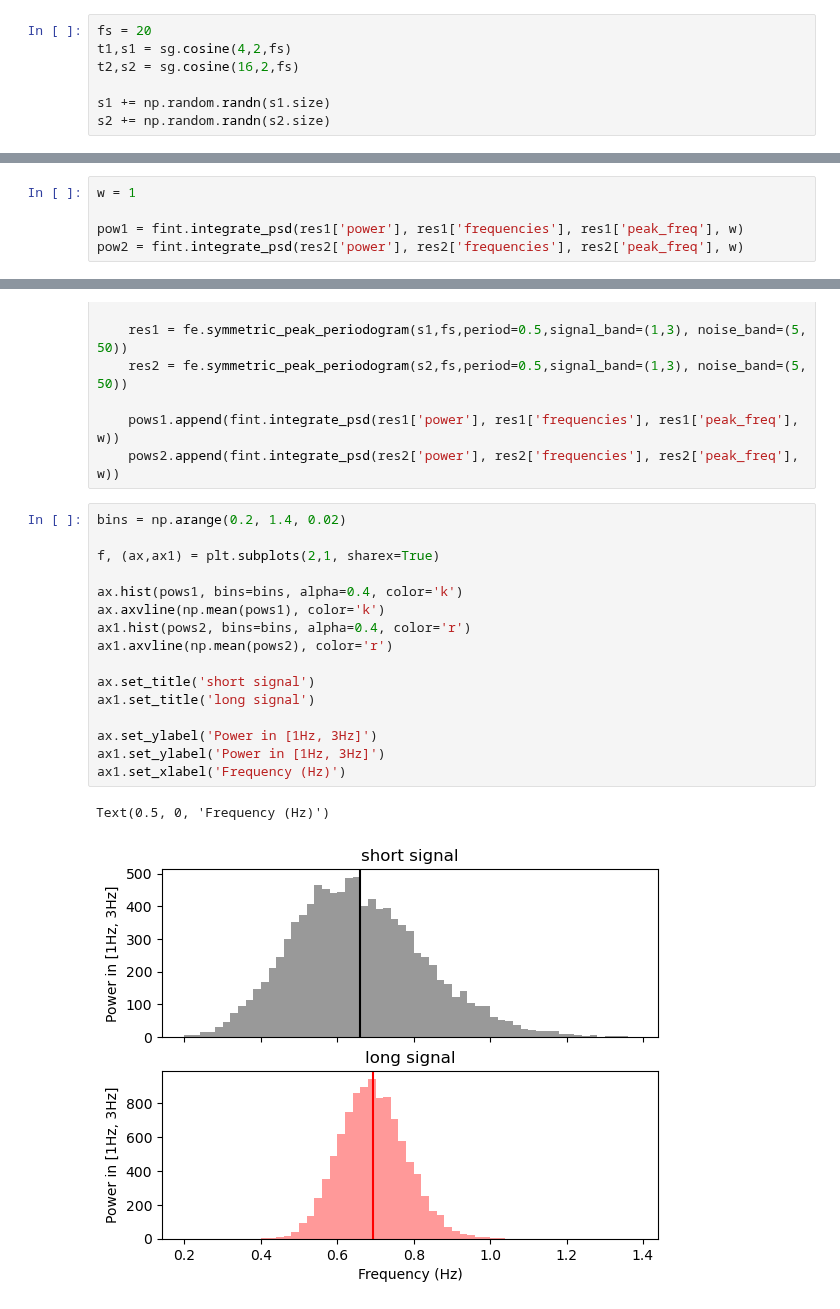
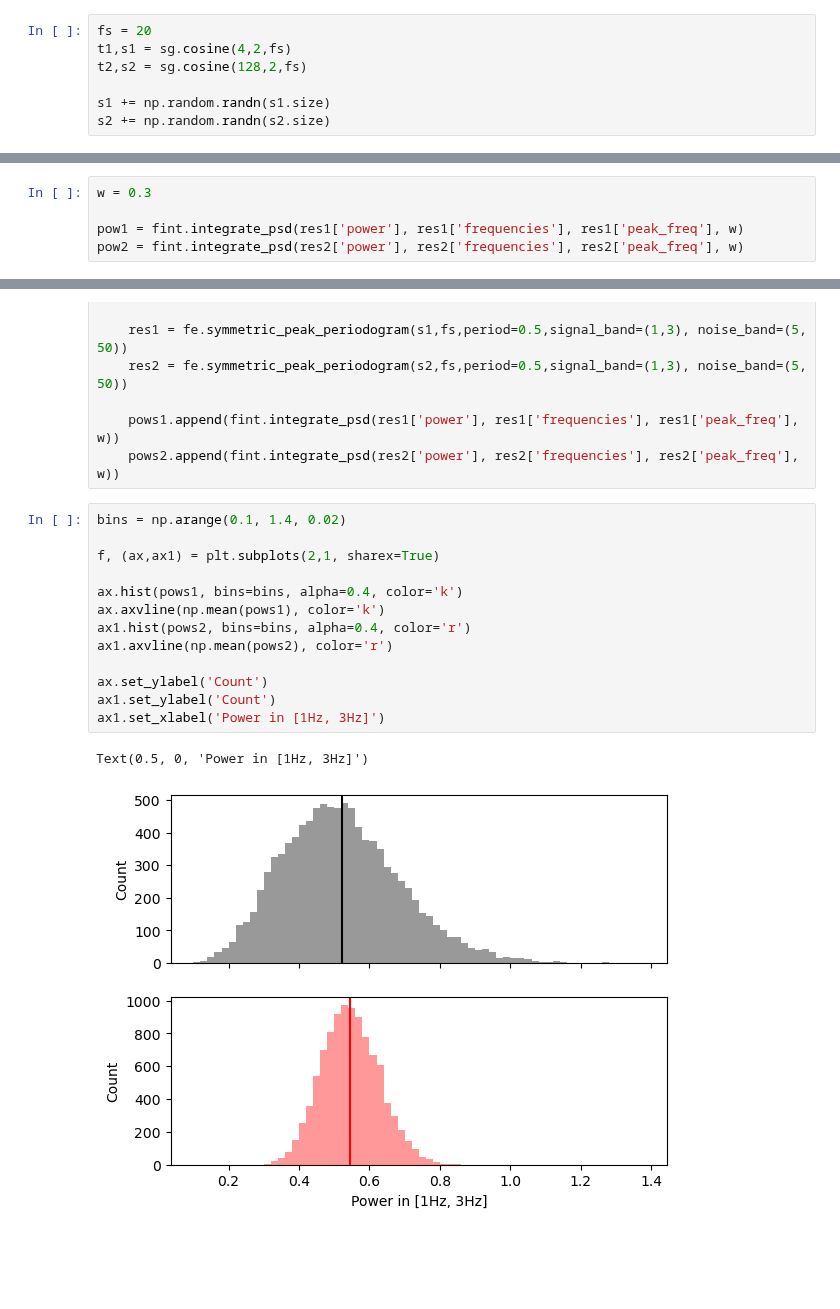
Before and after one commit to Maliboue/time_freq_lib, a Jupyter notebook: examples/Effect_of_signal_duration_on_estimated_power.ipynb, the cells around one changed output, grey strips where cells are left out. Cells and saved outputs as stored; diff of their text form; blank space fills up the shorter version.

```diff
--- a/examples/Effect_of_signal_duration_on_estimated_power.ipynb
+++ b/examples/Effect_of_signal_duration_on_estimated_power.ipynb
@@ -17,7 +17,7 @@ import signals as sg
 # %%
 fs = 20
 t1,s1 = sg.cosine(4,2,fs)
-t2,s2 = sg.cosine(16,2,fs)
+t2,s2 = sg.cosine(128,2,fs)
 
 s1 += np.random.randn(s1.size)
 s2 += np.random.randn(s2.size)
@@ -25,7 +25,7 @@ s2 += np.random.randn(s2.size)
 res1 = fe.symmetric_peak_periodogram(s1,fs,period=0.5,signal_band=(1,3), noise_band=(5, 50))
 res2 = fe.symmetric_peak_periodogram(s2,fs,period=0.5,signal_band=(1,3), noise_band=(5, 50))
 # %%
-w = 1
+w = 0.3
 
 pow1 = fint.integrate_psd(res1['power'], res1['frequencies'], res1['peak_freq'], w)
 pow2 = fint.integrate_psd(res2['power'], res2['frequencies'], res2['peak_freq'], w)
@@ -59,21 +65,18 @@ for i in range(n):
     pows1.append(fint.integrate_psd(res1['power'], res1['frequencies'], res1['peak_freq'], w))
     pows2.append(fint.integrate_psd(res2['power'], res2['frequencies'], res2['peak_freq'], w))
 # %%
-bins = np.arange(0.2, 1.4, 0.02)
+bins = np.arange(0.1, 1.4, 0.02)
 
 f, (ax,ax1) = plt.subplots(2,1, sharex=True)
 
 ax.hist(pows1, bins=bins, alpha=0.4, color='k')
 ax.axvline(np.mean(pows1), color='k')
 ax1.hist(pows2, bins=bins, alpha=0.4, color='r')
 ax1.axvline(np.mean(pows2), color='r')
 
-ax.set_title('short signal')
-ax1.set_title('long signal')
-
-ax.set_ylabel('Power in [1Hz, 3Hz]')
-ax1.set_ylabel('Power in [1Hz, 3Hz]')
-ax1.set_xlabel('Frequency (Hz)')
+ax.set_ylabel('Count')
+ax1.set_ylabel('Count')
+ax1.set_xlabel('Power in [1Hz, 3Hz]')
 # %% [output]
-Text(0.5, 0, 'Frequency (Hz)')
+Text(0.5, 0, 'Power in [1Hz, 3Hz]')
-[figure, old version]
+[figure, new version]
```
Also changed, not shown: parts of 7 cells of this notebook, 1 other file.
